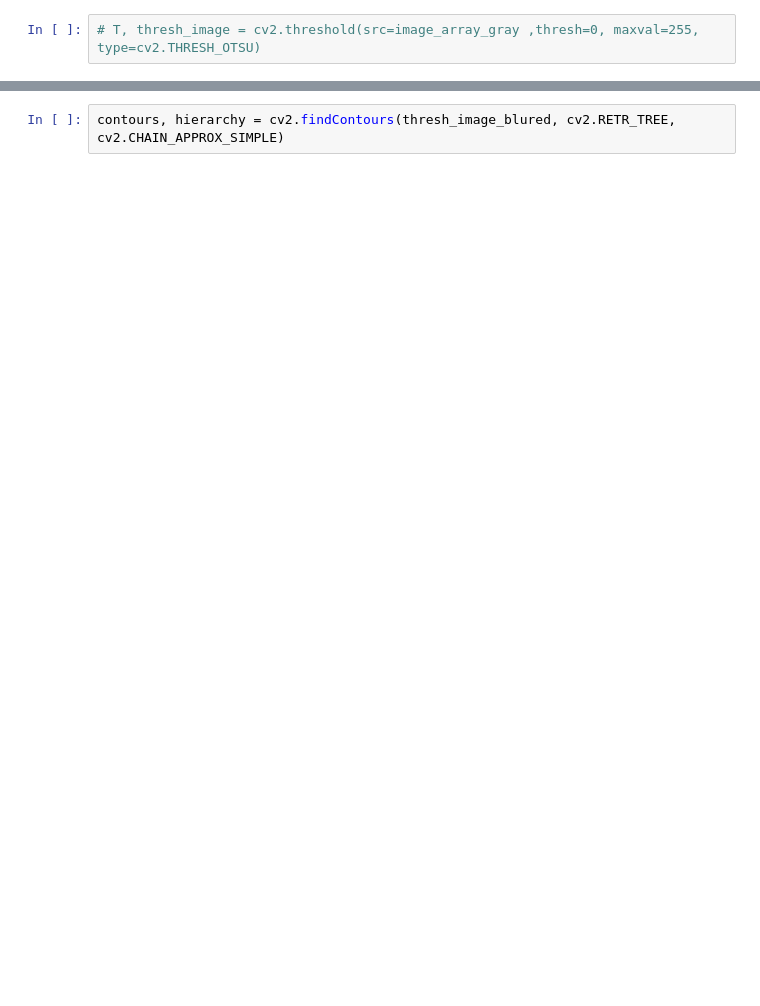
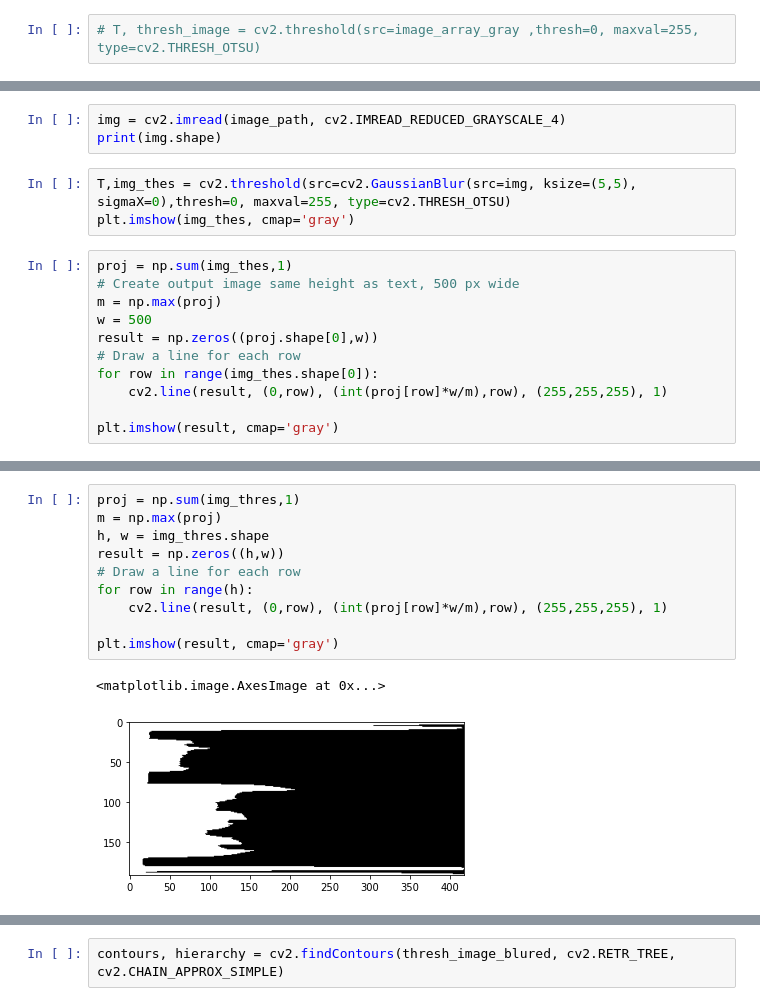
Before and after one commit to minlaxz/mm-alpr, a Jupyter notebook: Recognition/seg-character-test.ipynb, the cells around one changed output, grey strips where cells are left out. Drawn from its saved outputs; the diff is of its cells as text; blank space fills up the shorter version.

```diff
--- a/Recognition/seg-character-test.ipynb
+++ b/Recognition/seg-character-test.ipynb
@@ -227,0 +211,17 @@ plt.imshow(thresh_image_blured)
+# %%
+img = cv2.imread(image_path, cv2.IMREAD_REDUCED_GRAYSCALE_4)
+print(img.shape)
+# %%
+T,img_thes = cv2.threshold(src=cv2.GaussianBlur(src=img, ksize=(5,5), sigmaX=0),thresh=0, maxval=255, type=cv2.THRESH_OTSU)
+plt.imshow(img_thes, cmap='gray')
+# %%
+proj = np.sum(img_thes,1)
+# Create output image same height as text, 500 px wide
+m = np.max(proj)
+w = 500
+result = np.zeros((proj.shape[0],w))
+# Draw a line for each row
+for row in range(img_thes.shape[0]):
+    cv2.line(result, (0,row), (int(proj[row]*w/m),row), (255,255,255), 1)
+
+plt.imshow(result, cmap='gray')
@@ -227,0 +242,13 @@ plt.imshow(thresh_image_blured)
+# %%
+proj = np.sum(img_thres,1)
+m = np.max(proj)
+h, w = img_thres.shape
+result = np.zeros((h,w))
+# Draw a line for each row
+for row in range(h):
+    cv2.line(result, (0,row), (int(proj[row]*w/m),row), (255,255,255), 1)
+
+plt.imshow(result, cmap='gray')
+# %% [output]
+<matplotlib.image.AxesImage at 0x...>
+[figure, added]
```
Also changed, not shown: parts of 83 cells of this notebook, 2 other files.
